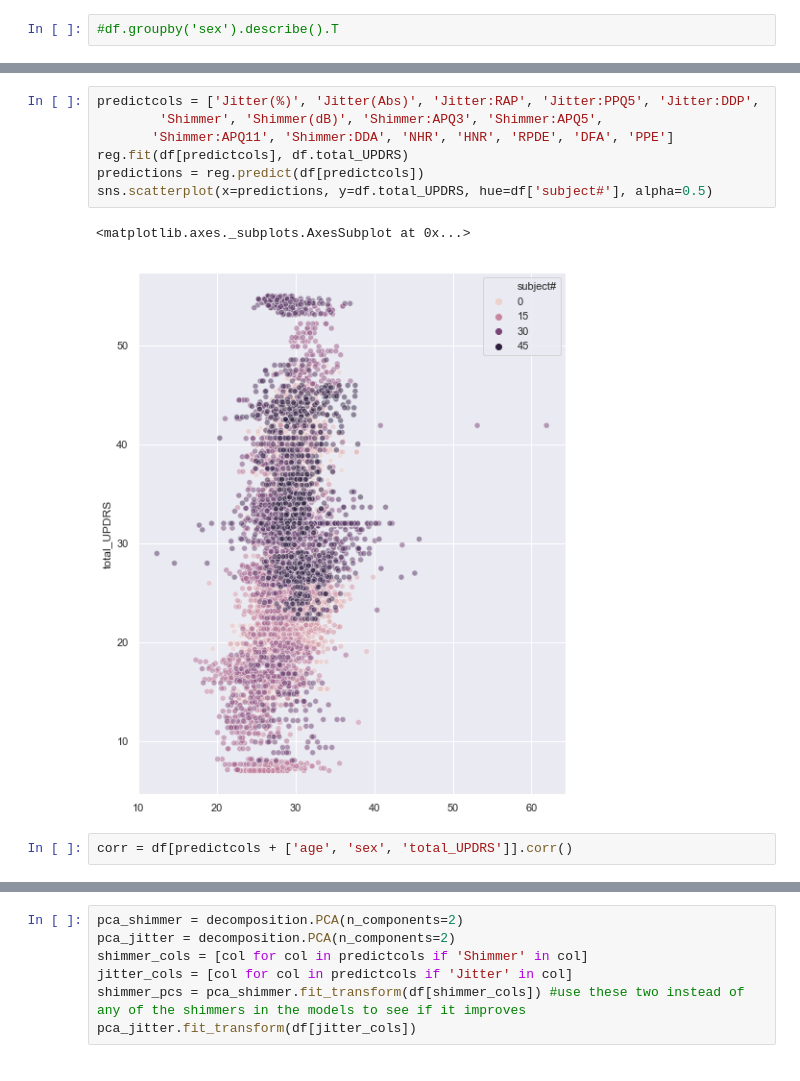
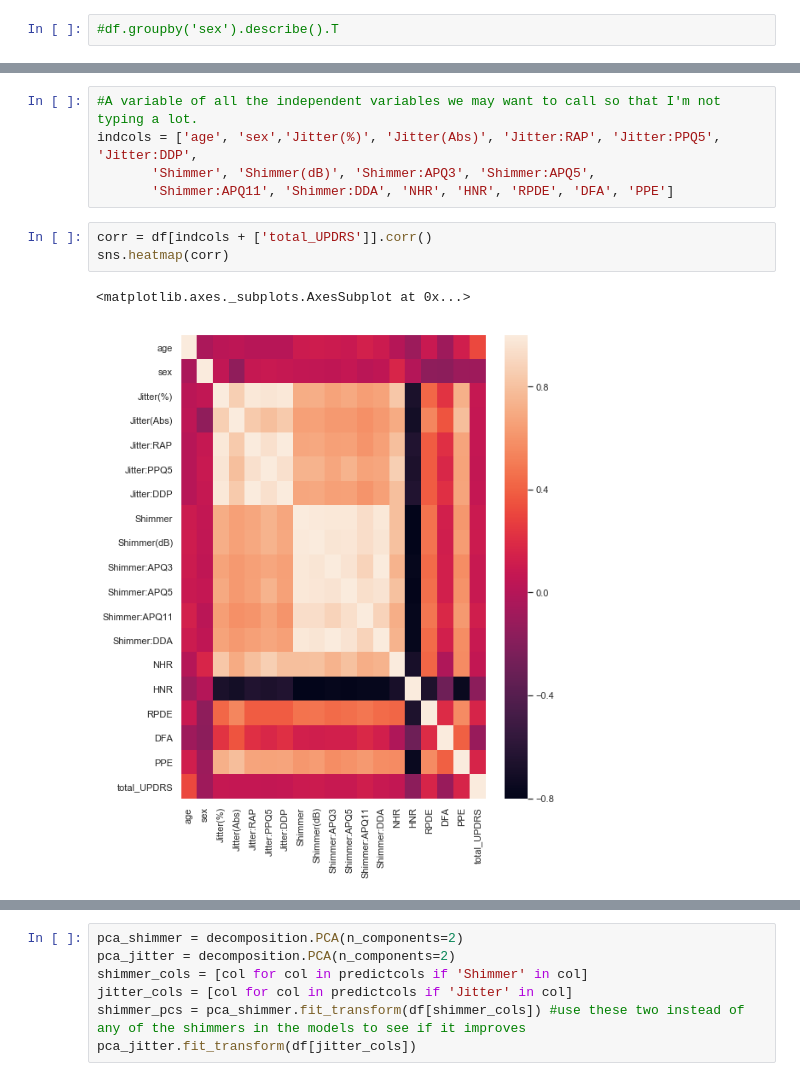
Before and after one commit to pchis/Parkinson-s-Data-Exploration, a Jupyter notebook: Parkinsons Exploration.ipynb, the cells around one changed output, grey strips where cells are left out. Cells and saved outputs as stored; diff of their text form.

```diff
--- a/Parkinsons Exploration.ipynb
+++ b/Parkinsons Exploration.ipynb
@@ -166,12 +142,11 @@ sns.scatterplot(x=predictions, y=df.total_UPDRS, hue=df['subject#'])
 # %%
-predictcols = ['Jitter(%)', 'Jitter(Abs)', 'Jitter:RAP', 'Jitter:PPQ5', 'Jitter:DDP',
-        'Shimmer', 'Shimmer(dB)', 'Shimmer:APQ3', 'Shimmer:APQ5',
+#A variable of all the independent variables we may want to call so that I'm not typing a lot.
+indcols = ['age', 'sex','Jitter(%)', 'Jitter(Abs)', 'Jitter:RAP', 'Jitter:PPQ5', 'Jitter:DDP',
+       'Shimmer', 'Shimmer(dB)', 'Shimmer:APQ3', 'Shimmer:APQ5',
        'Shimmer:APQ11', 'Shimmer:DDA', 'NHR', 'HNR', 'RPDE', 'DFA', 'PPE']
-reg.fit(df[predictcols], df.total_UPDRS)
-predictions = reg.predict(df[predictcols])
-sns.scatterplot(x=predictions, y=df.total_UPDRS, hue=df['subject#'], alpha=0.5)
-# %% [output]
-<matplotlib.axes._subplots.AxesSubplot at 0x...>
-[figure, removed]
 # %%
-corr = df[predictcols + ['age', 'sex', 'total_UPDRS']].corr()
+corr = df[indcols + ['total_UPDRS']].corr()
+sns.heatmap(corr)
+# %% [output]
+<matplotlib.axes._subplots.AxesSubplot at 0x...>
+[figure, added]
```
Also changed, not shown: parts of 38 cells of this notebook.
